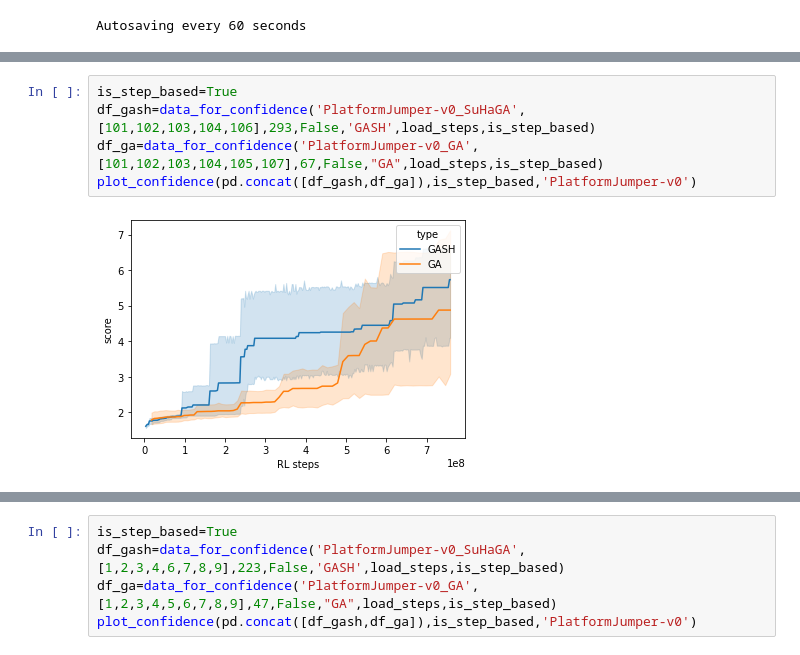
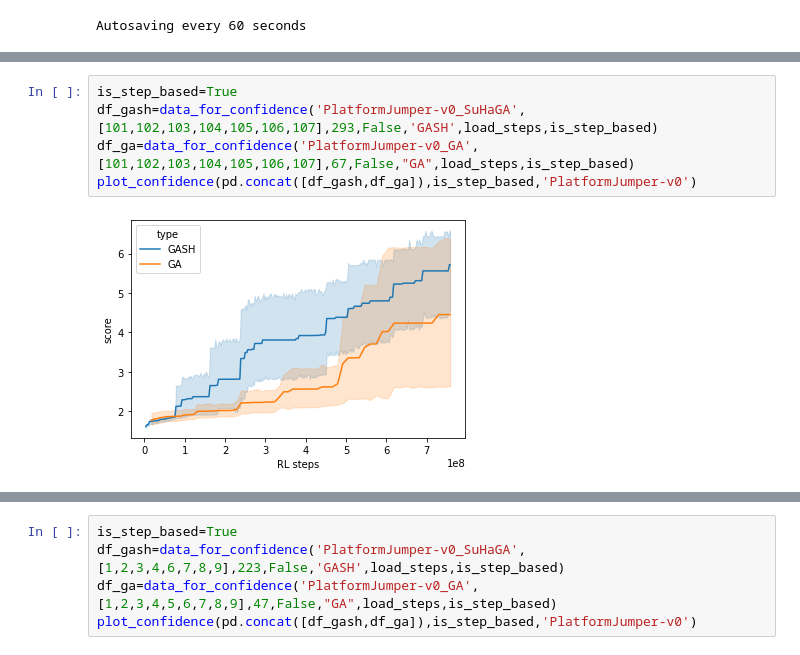
Before and after one commit to sk161717/Evogym-GASH, a Jupyter notebook: examples/output_graph.ipynb, the cells around one changed output, grey strips where cells are left out. Cells and saved outputs as stored; diff of their text form.

```diff
--- a/examples/output_graph.ipynb
+++ b/examples/output_graph.ipynb
@@ -175,7 +175,7 @@ plot_confidence(pd.concat([df_gash,df_ga]),is_step_based,'ObstacleTraverser-v1')
 # %%
 is_step_based=True
-df_gash=data_for_confidence('PlatformJumper-v0_SuHaGA',[101,102,103,104,106],293,False,'GASH',load_steps,is_step_based)
-df_ga=data_for_confidence('PlatformJumper-v0_GA',[101,102,103,104,105,107],67,False,"GA",load_steps,is_step_based)
+df_gash=data_for_confidence('PlatformJumper-v0_SuHaGA',[101,102,103,104,105,106,107],293,False,'GASH',load_steps,is_step_based)
+df_ga=data_for_confidence('PlatformJumper-v0_GA',[101,102,103,104,105,106,107],67,False,"GA",load_steps,is_step_based)
 plot_confidence(pd.concat([df_gash,df_ga]),is_step_based,'PlatformJumper-v0')
 # %% [output]
-[figure, old version]
+[figure, new version]
```
Also changed, not shown: parts of 6 cells of this notebook, 7 other files.
